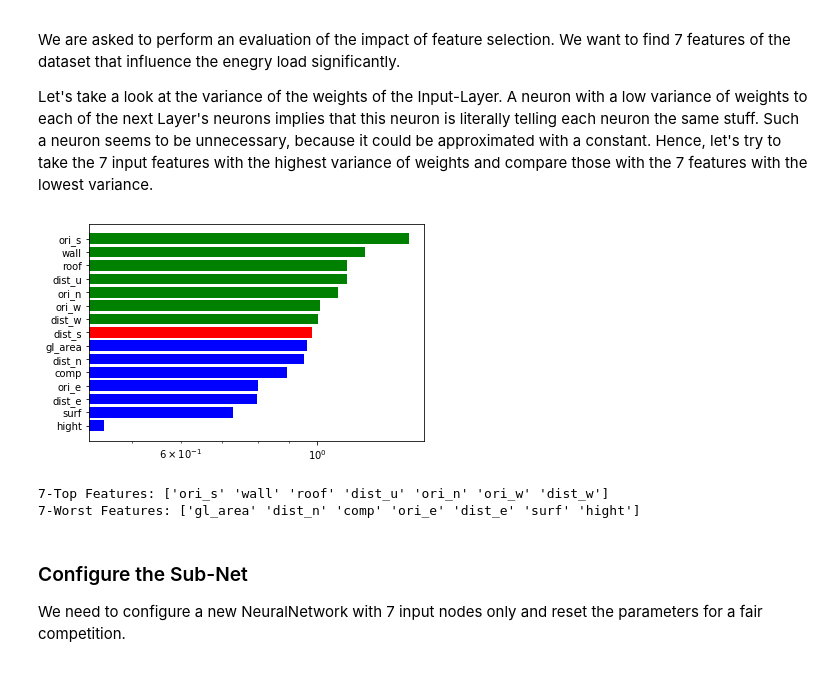
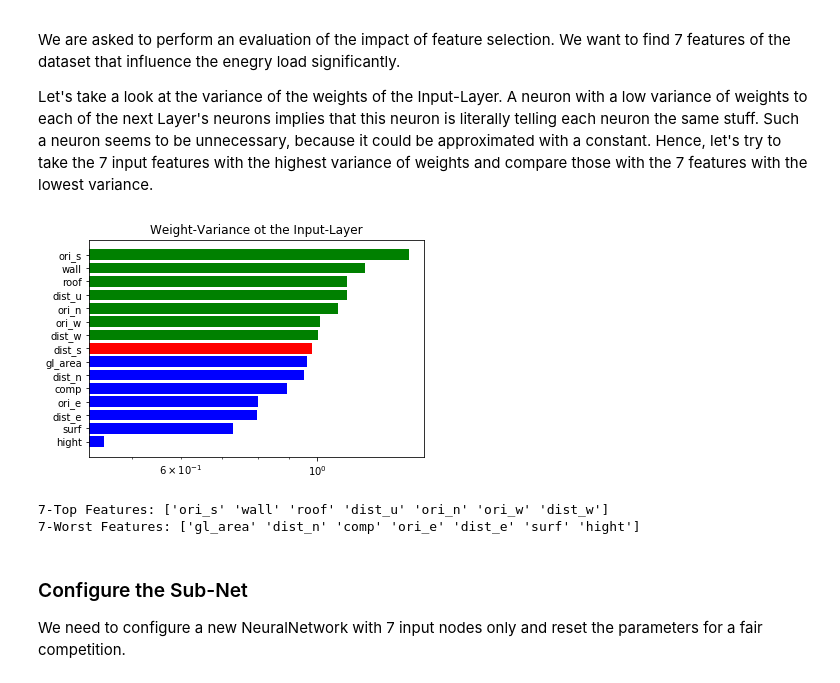
Before and after one commit to bugerry87/fcnn_scratch, a Jupyter notebook: NeuralNetwork.ipynb, the cells around one changed output. Cells and saved outputs as stored; diff of their text form; code cells hidden in the pictures.

Commit message:
more legends

```diff
--- a/NeuralNetwork.ipynb
+++ b/NeuralNetwork.ipynb
@@ -1102,31 +1105,32 @@ Hence, let's try to take the 7 input features with the highest variance of weigh
 # %%
 def sort_features(nn):
     features = np.var(nn.In.w, axis=1)
     sort_idx = np.argsort(features)[::-1]
     features = features[sort_idx]
     return features, sort_idx
 
 def plot_input_weights():
     features, idx = sort_features(nn)
     y_axis = np.arange(features.size)
     labels = np.array(['comp', 'surf', 'wall', 'roof', 'hight',
               'ori_n', 'ori_e', 'ori_s', 'ori_w',
               'gl_area',
               'dist_u', 'dist_n', 'dist_e', 'dist_s', 'dist_w'
               ])
     labels = labels[idx]
     colors = ['g'] * 7 + ['r'] + ['b'] * 7
     plt.barh(y_axis, features[::-1], color=colors[::-1])
     plt.xscale('log')
     plt.yticks(y_axis, labels[idx][::-1])
+    plt.title("Weight-Variance ot the Input-Layer")
     plt.show()
     print("7-Top Features:", labels[idx[:7]])
     print("7-Worst Features:", labels[idx[-7:]])
     pass
 
 plot_input_weights()
 # %% [output]
-[figure, old version]
+[figure, new version]
 7-Top Features: ['ori_s' 'wall' 'roof' 'dist_u' 'ori_n' 'ori_w' 'dist_w']
 7-Worst Features: ['gl_area' 'dist_n' 'comp' 'ori_e' 'dist_e' 'surf' 'hight']
 # %% [markdown]
```
Also changed, not shown: parts of 3 cells of this notebook.
